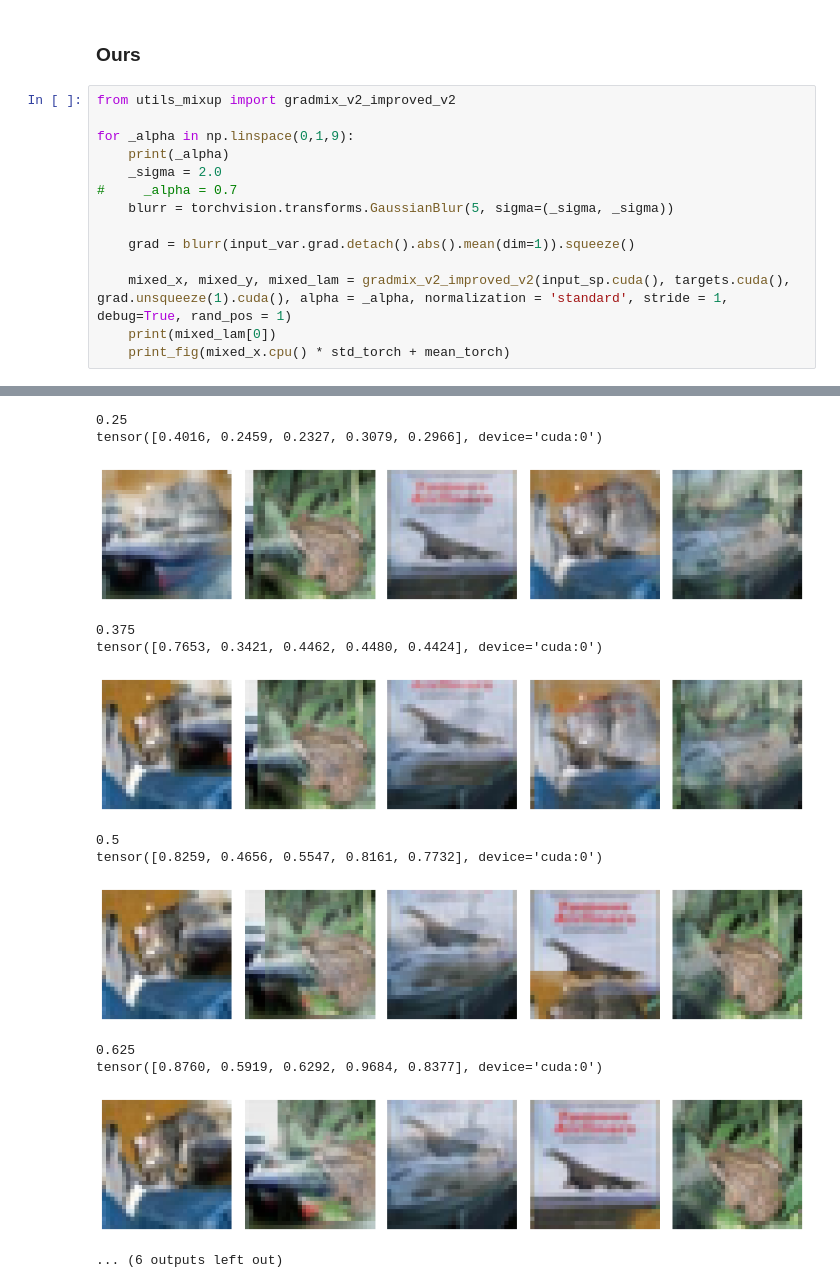
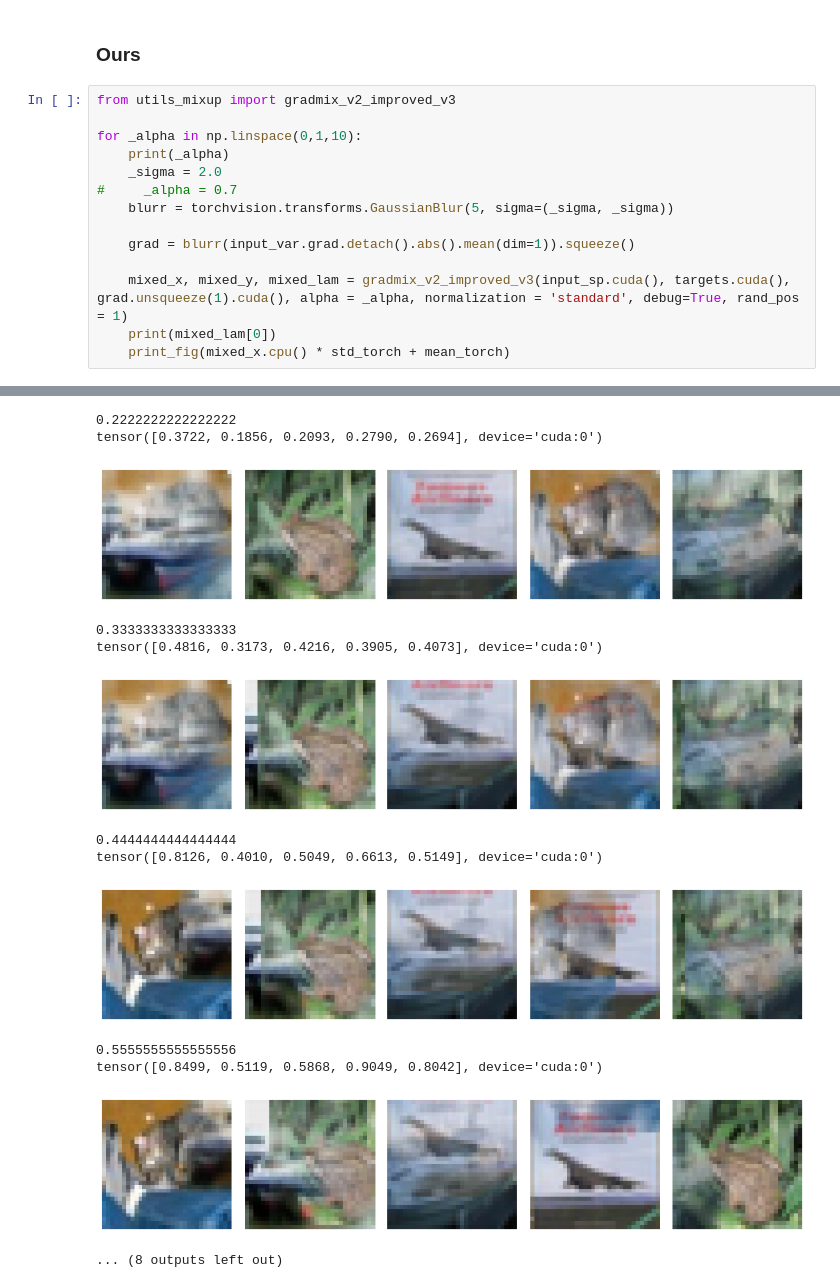
Before and after one commit to averyma/best-mix, a Jupyter notebook: notebook/ours-visualization-cifar10.ipynb, the cells around one changed output, grey strips where cells are left out. Saved outputs shown, nothing was run; the diff lists cells and outputs as text.

```diff
--- a/notebook/ours-visualization-cifar10.ipynb
+++ b/notebook/ours-visualization-cifar10.ipynb
@@ -142,9 +142,9 @@ grad = input_var.grad.detach().abs().mean(dim=1).squeeze()
 # %% [markdown]
 ### Ours
 # %%
-from utils_mixup import gradmix_v2_improved_v2
+from utils_mixup import gradmix_v2_improved_v3
 
-for _alpha in np.linspace(0,1,9):
+for _alpha in np.linspace(0,1,10):
     print(_alpha)
     _sigma = 2.0
 #     _alpha = 0.7
@@ -152,7 +152,7 @@ for _alpha in np.linspace(0,1,9):
 
     grad = blurr(input_var.grad.detach().abs().mean(dim=1)).squeeze()
 
-    mixed_x, mixed_y, mixed_lam = gradmix_v2_improved_v2(input_sp.cuda(), targets.cuda(), grad.unsqueeze(1).cuda(), alpha = _alpha, normalization = 'standard', stride = 1, debug=True, rand_pos = 1)
+    mixed_x, mixed_y, mixed_lam = gradmix_v2_improved_v3(input_sp.cuda(), targets.cuda(), grad.unsqueeze(1).cuda(), alpha = _alpha, normalization = 'standard', debug=True, rand_pos = 1)
     print(mixed_lam[0])
     print_fig(mixed_x.cpu() * std_torch + mean_torch)
 # %% [output]
@@ -166,13 +166,13 @@ tensor([0.2683, 0.1387, 0.1535, 0.1952, 0.1879], device='cuda:0')
-0.25
-tensor([0.4016, 0.2459, 0.2327, 0.3079, 0.2966], device='cuda:0')
+0.2222222222222222
+tensor([0.3722, 0.1856, 0.2093, 0.2790, 0.2694], device='cuda:0')
-[figure, old version]
+[figure, new version]
-0.375
-tensor([0.7653, 0.3421, 0.4462, 0.4480, 0.4424], device='cuda:0')
+0.3333333333333333
+tensor([0.4816, 0.3173, 0.4216, 0.3905, 0.4073], device='cuda:0')
-[figure, old version]
+[figure, new version]
-0.5
-tensor([0.8259, 0.4656, 0.5547, 0.8161, 0.7732], device='cuda:0')
+0.4444444444444444
+tensor([0.8126, 0.4010, 0.5049, 0.6613, 0.5149], device='cuda:0')
-[figure, old version]
+[figure, new version]
-0.625
-tensor([0.8760, 0.5919, 0.6292, 0.9684, 0.8377], device='cuda:0')
+0.5555555555555556
+tensor([0.8499, 0.5119, 0.5868, 0.9049, 0.8042], device='cuda:0')
-[figure, old version]
+[figure, new version]
-... (6 outputs left out)
+... (8 outputs left out)
```
Also changed, not shown: parts of 1 cell of this notebook, 5 other files.
